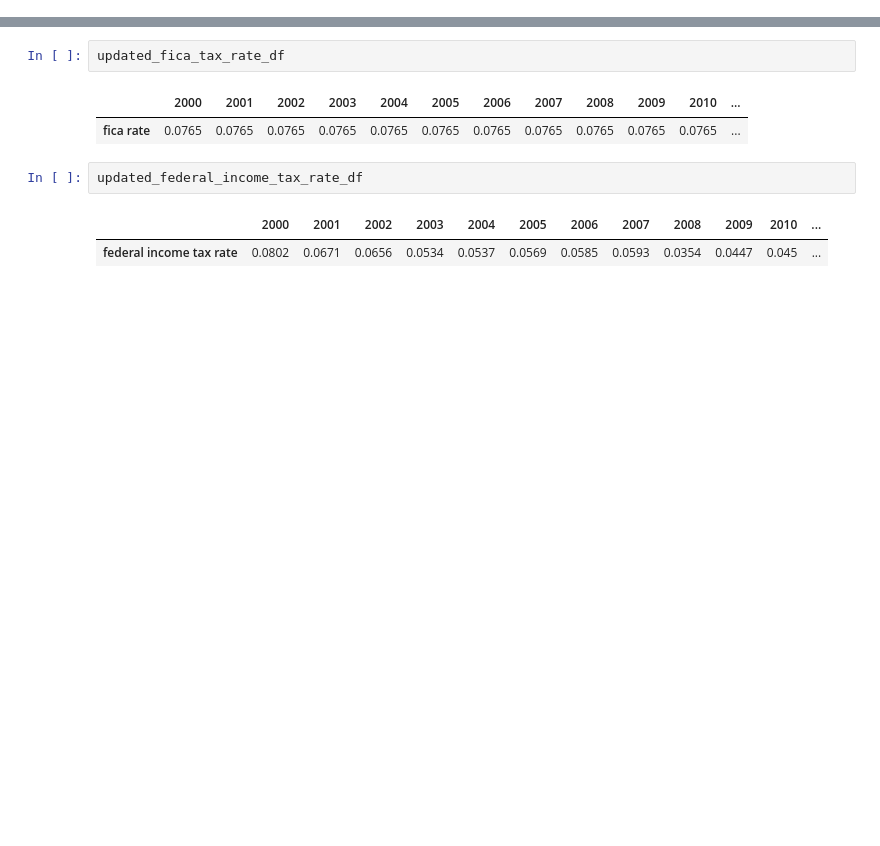
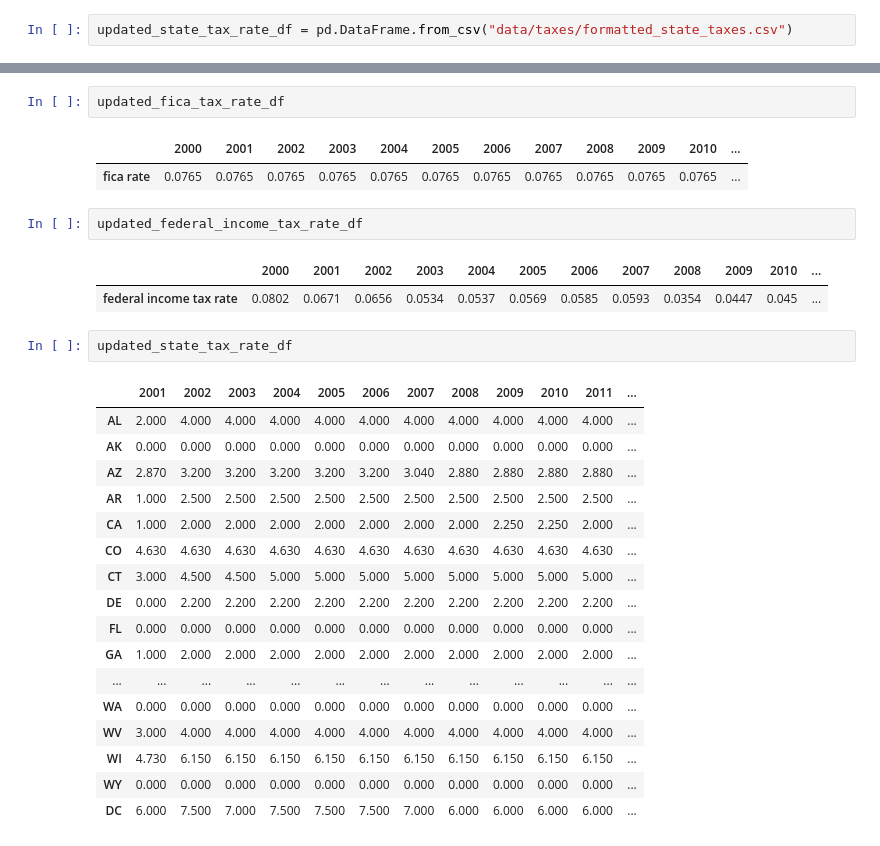
Before and after one commit to jquacinella/LivingWageModelExtension, a Jupyter notebook: Master's Thesis.ipynb, the cells around one changed output, grey strips where cells are left out. Cells and saved outputs as stored; diff of their text form; blank space fills up the shorter version.

Commit message:
Importing state tax data; more formatting

```diff
--- a/Master's Thesis.ipynb
+++ b/Master's Thesis.ipynb
@@ -891,3 +913,5 @@ Using the excel file provide by [The Tax Foundation](http://taxfoundation.org/ta
+# %%
+updated_state_tax_rate_df = pd.DataFrame.from_csv("data/taxes/formatted_state_taxes.csv")
 # %% [markdown]
 ### Federal Income Tax Rate
 
@@ -1031,3 +1055,23 @@ updated_federal_income_tax_rate_df
 # %% [output]
 |  | 2000 | 2001 | 2002 | 2003 | 2004 | 2005 | 2006 | 2007 | 2008 | 2009 | 2010 | ... |
 | federal income tax rate | 0.0802 | 0.0671 | 0.0656 | 0.0534 | 0.0537 | 0.0569 | 0.0585 | 0.0593 | 0.0354 | 0.0447 | 0.045 | ... |
+# %%
+updated_state_tax_rate_df
+# %% [output]
+|  | 2001 | 2002 | 2003 | 2004 | 2005 | 2006 | 2007 | 2008 | 2009 | 2010 | 2011 | ... |
+| AL | 2.000 | 4.000 | 4.000 | 4.000 | 4.000 | 4.000 | 4.000 | 4.000 | 4.000 | 4.000 | 4.000 | ... |
+| AK | 0.000 | 0.000 | 0.000 | 0.000 | 0.000 | 0.000 | 0.000 | 0.000 | 0.000 | 0.000 | 0.000 | ... |
+| AZ | 2.870 | 3.200 | 3.200 | 3.200 | 3.200 | 3.200 | 3.040 | 2.880 | 2.880 | 2.880 | 2.880 | ... |
+| AR | 1.000 | 2.500 | 2.500 | 2.500 | 2.500 | 2.500 | 2.500 | 2.500 | 2.500 | 2.500 | 2.500 | ... |
+| CA | 1.000 | 2.000 | 2.000 | 2.000 | 2.000 | 2.000 | 2.000 | 2.000 | 2.250 | 2.250 | 2.000 | ... |
+| CO | 4.630 | 4.630 | 4.630 | 4.630 | 4.630 | 4.630 | 4.630 | 4.630 | 4.630 | 4.630 | 4.630 | ... |
+| CT | 3.000 | 4.500 | 4.500 | 5.000 | 5.000 | 5.000 | 5.000 | 5.000 | 5.000 | 5.000 | 5.000 | ... |
+| DE | 0.000 | 2.200 | 2.200 | 2.200 | 2.200 | 2.200 | 2.200 | 2.200 | 2.200 | 2.200 | 2.200 | ... |
+| FL | 0.000 | 0.000 | 0.000 | 0.000 | 0.000 | 0.000 | 0.000 | 0.000 | 0.000 | 0.000 | 0.000 | ... |
+| GA | 1.000 | 2.000 | 2.000 | 2.000 | 2.000 | 2.000 | 2.000 | 2.000 | 2.000 | 2.000 | 2.000 | ... |
+| ... | ... | ... | ... | ... | ... | ... | ... | ... | ... | ... | ... | ... |
+| WA | 0.000 | 0.000 | 0.000 | 0.000 | 0.000 | 0.000 | 0.000 | 0.000 | 0.000 | 0.000 | 0.000 | ... |
+| WV | 3.000 | 4.000 | 4.000 | 4.000 | 4.000 | 4.000 | 4.000 | 4.000 | 4.000 | 4.000 | 4.000 | ... |
+| WI | 4.730 | 6.150 | 6.150 | 6.150 | 6.150 | 6.150 | 6.150 | 6.150 | 6.150 | 6.150 | 6.150 | ... |
+| WY | 0.000 | 0.000 | 0.000 | 0.000 | 0.000 | 0.000 | 0.000 | 0.000 | 0.000 | 0.000 | 0.000 | ... |
+| DC | 6.000 | 7.500 | 7.000 | 7.500 | 7.500 | 7.500 | 7.000 | 6.000 | 6.000 | 6.000 | 6.000 | ... |
```
Also changed, not shown: parts of 19 cells of this notebook, 1 other file.
